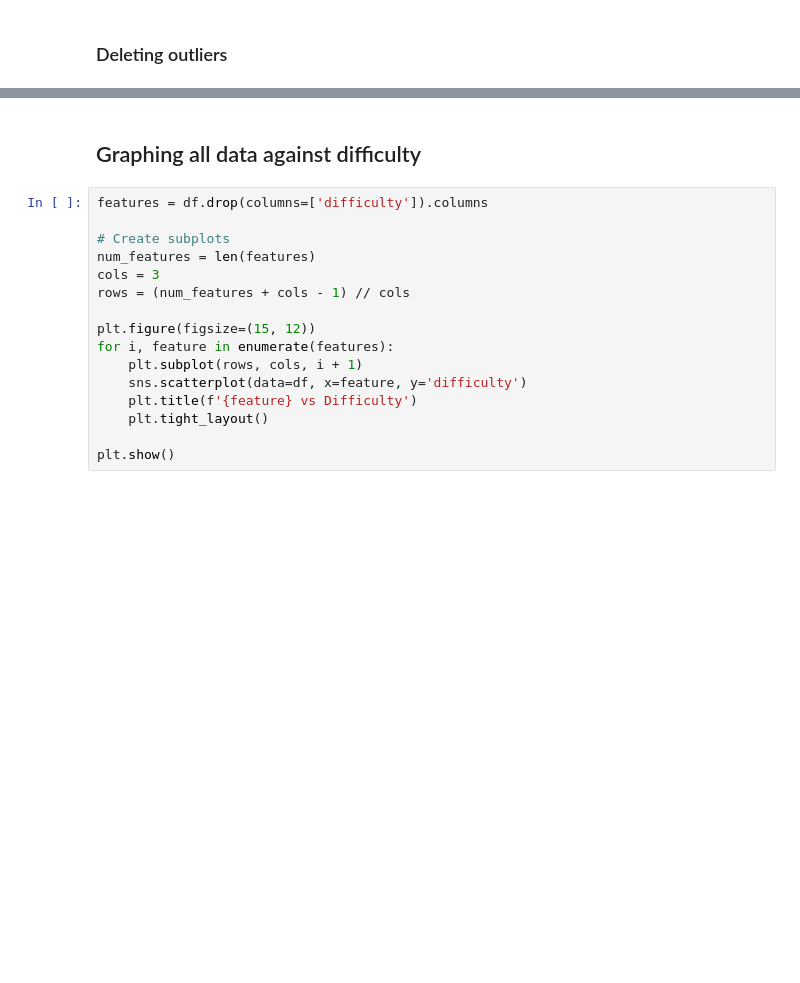
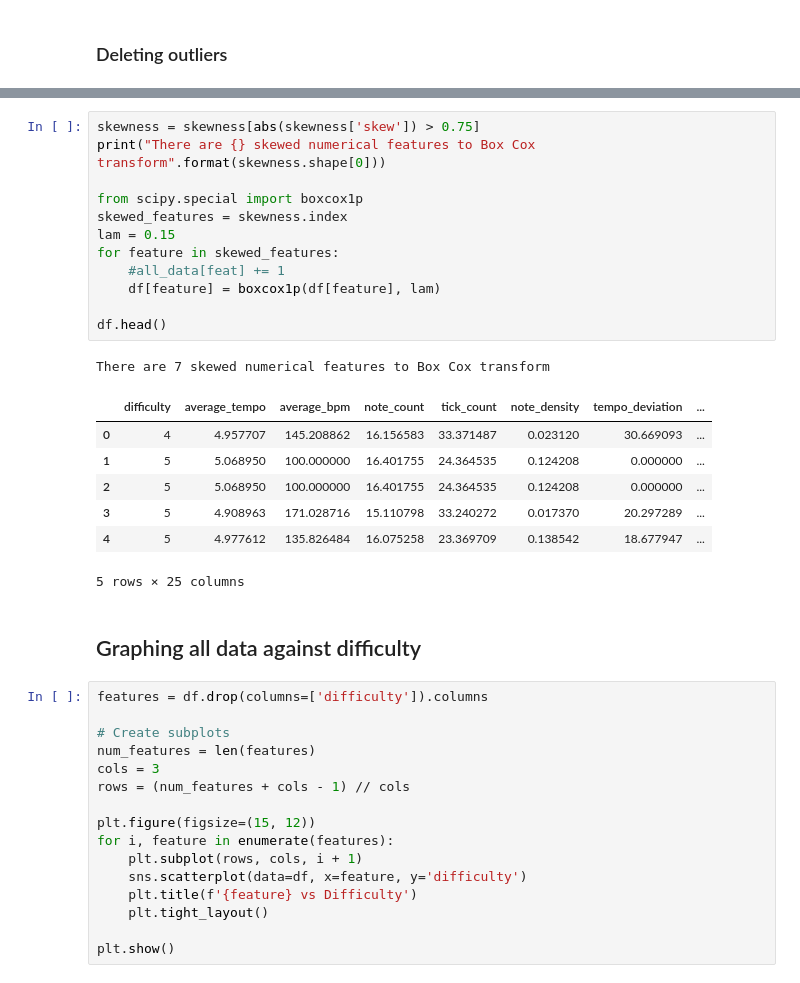
Before and after one commit to mm1400/music-difficulty-prediction, a Jupyter notebook: data_visualization.ipynb, the cells around one changed output, grey strips where cells are left out. Drawn from its saved outputs; the diff is of its cells as text; blank space fills up the shorter version.

```diff
--- a/data_visualization.ipynb
+++ b/data_visualization.ipynb
@@ -88,3 +139,24 @@ plt.show()
+# %%
+skewness = skewness[abs(skewness['skew']) > 0.75]
+print("There are {} skewed numerical features to Box Cox transform".format(skewness.shape[0]))
+
+from scipy.special import boxcox1p
+skewed_features = skewness.index
+lam = 0.15
+for feature in skewed_features:
+    #all_data[feat] += 1
+    df[feature] = boxcox1p(df[feature], lam)
+
+df.head()
+# %% [output]
+There are 7 skewed numerical features to Box Cox transform
+|  | difficulty | average_tempo | average_bpm | note_count | tick_count | note_density | tempo_deviation | ... |
+| 0 | 4 | 4.957707 | 145.208862 | 16.156583 | 33.371487 | 0.023120 | 30.669093 | ... |
+| 1 | 5 | 5.068950 | 100.000000 | 16.401755 | 24.364535 | 0.124208 | 0.000000 | ... |
+| 2 | 5 | 5.068950 | 100.000000 | 16.401755 | 24.364535 | 0.124208 | 0.000000 | ... |
+| 3 | 5 | 4.908963 | 171.028716 | 15.110798 | 33.240272 | 0.017370 | 20.297289 | ... |
+| 4 | 5 | 4.977612 | 135.826484 | 16.075258 | 23.369709 | 0.138542 | 18.677947 | ... |
+5 rows × 25 columns
 # %% [markdown]
 ## Graphing all data against difficulty
 # %%
```
Also changed, not shown: parts of 11 cells of this notebook.
